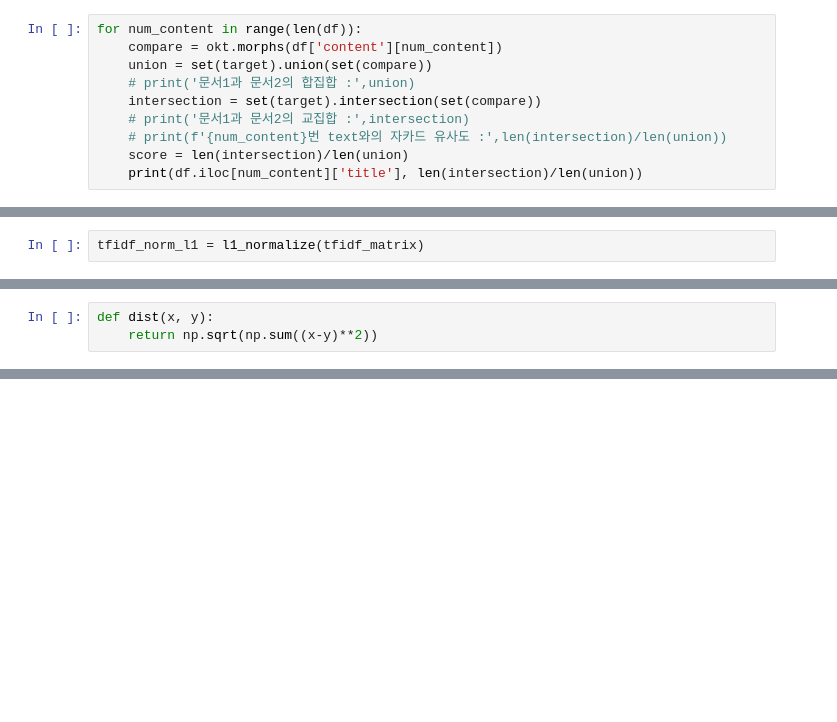
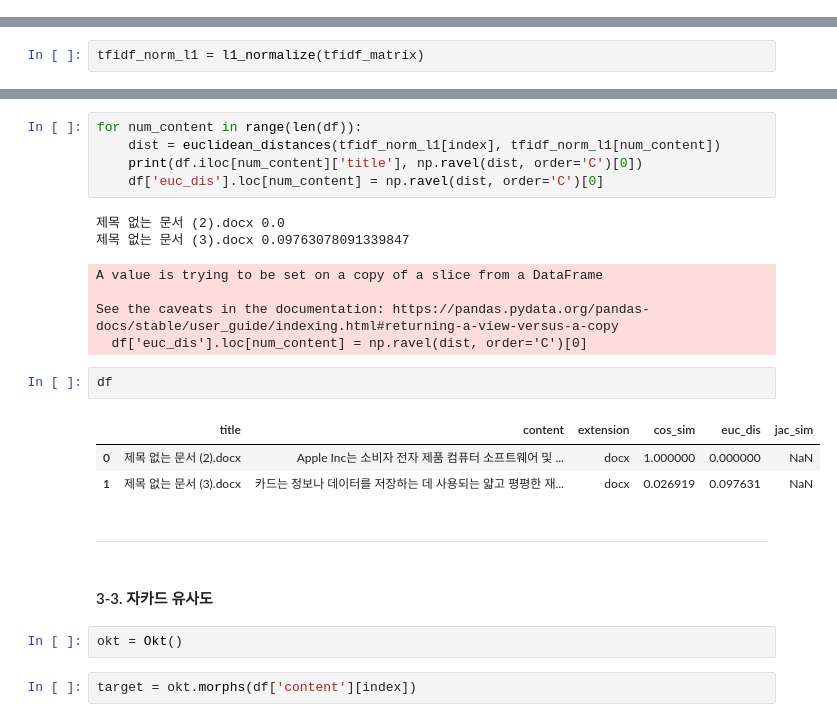
Before and after one commit to Leecw0610/NLP_doc_sim_project, a Jupyter notebook: prototype/data/230131_main.ipynb, the cells around one changed output, grey strips where cells are left out. Saved outputs shown, nothing was run; the diff lists cells and outputs as text; blank space fills up the shorter version.

```diff
--- a/prototype/data/230131_main.ipynb
+++ b/prototype/data/230131_main.ipynb
@@ -181,10 +454,0 @@ target = okt.morphs(df['content'][index])
-# %%
-for num_content in range(len(df)):
-    compare = okt.morphs(df['content'][num_content])
-    union = set(target).union(set(compare))
-    # print('문서1과 문서2의 합집합 :',union)
-    intersection = set(target).intersection(set(compare))
-    # print('문서1과 문서2의 교집합 :',intersection)
-    # print(f'{num_content}번 text와의 자카드 유사도 :',len(intersection)/len(union))
-    score = len(intersection)/len(union)
-    print(df.iloc[num_content]['title'], len(intersection)/len(union))
@@ -347,3 +492,0 @@ dtm_C.shape
-# %%
-def dist(x, y):
-    return np.sqrt(np.sum((x-y)**2))
@@ -430,0 +493,26 @@ pd.DataFrame(tfidf, columns=vocab)
+# %%
+for num_content in range(len(df)):
+    dist = euclidean_distances(tfidf_norm_l1[index], tfidf_norm_l1[num_content])
+    print(df.iloc[num_content]['title'], np.ravel(dist, order='C')[0])
+    df['euc_dis'].loc[num_content] = np.ravel(dist, order='C')[0]
+# %% [output]
+제목 없는 문서 (2).docx 0.0
+제목 없는 문서 (3).docx 0.09763078091339847
+A value is trying to be set on a copy of a slice from a DataFrame
+
+See the caveats in the documentation: https://pandas.pydata.org/pandas-docs/stable/user_guide/indexing.html#returning-a-view-versus-a-copy
+  df['euc_dis'].loc[num_content] = np.ravel(dist, order='C')[0]
+# %%
+df
+# %% [output]
+|  | title | content | extension | cos_sim | euc_dis | jac_sim |
+| 0 | 제목 없는 문서 (2).docx | Apple Inc는 소비자 전자 제품 컴퓨터 소프트웨어 및 ... | docx | 1.000000 | 0.000000 | NaN |
+| 1 | 제목 없는 문서 (3).docx | 카드는 정보나 데이터를 저장하는 데 사용되는 얇고 평평한 재... | docx | 0.026919 | 0.097631 | NaN |
+# %% [markdown]
+-----------------------
+# %% [markdown]
+#### 3-3. 자카드 유사도
+# %%
+okt = Okt()
+# %%
+target = okt.morphs(df['content'][index])
```
Also changed, not shown: parts of 78 cells of this notebook, 6 other files.
